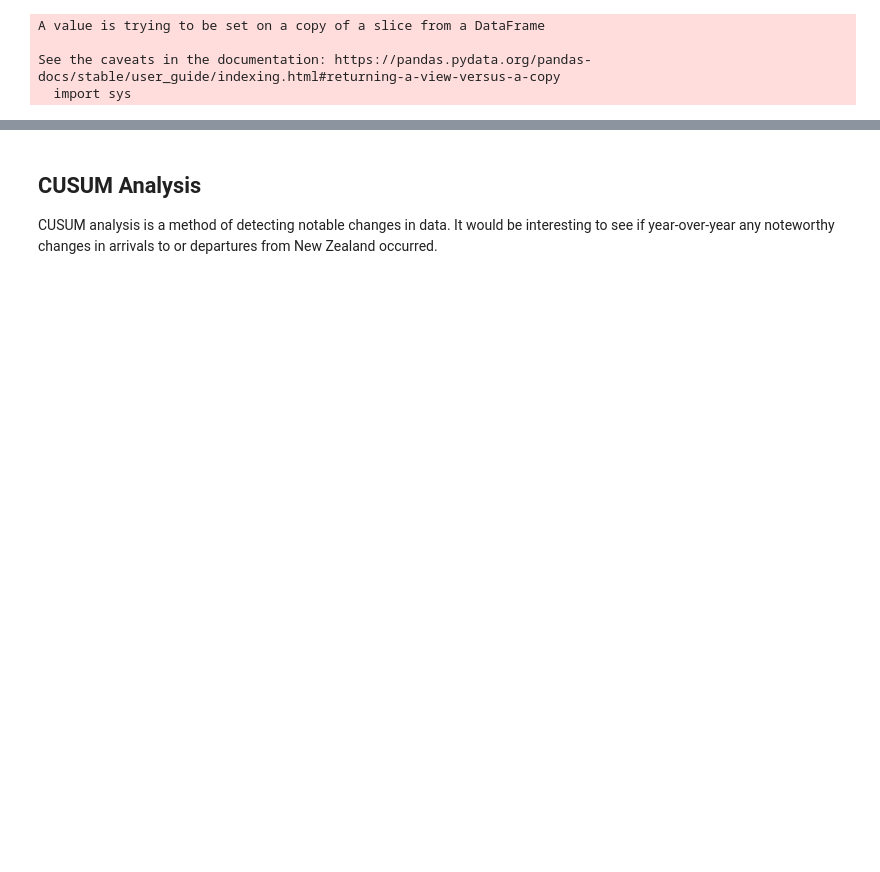
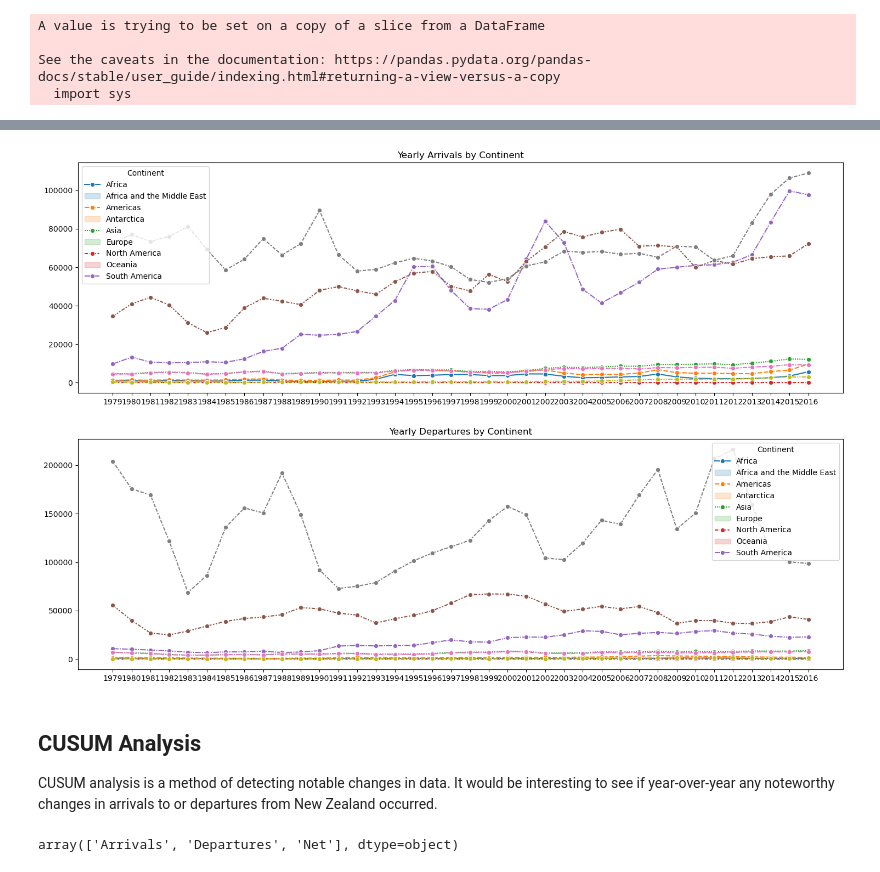
Before and after one commit to lammypi/Data-Science-Explorations, a Jupyter notebook: nz-migration-stats.ipynb, the cells around one changed output, grey strips where cells are left out. Cells and saved outputs as stored; diff of their text form; code cells hidden in the pictures; blank space fills up the shorter version.

```diff
--- a/nz-migration-stats.ipynb
+++ b/nz-migration-stats.ipynb
@@ -576,0 +600,20 @@ data['Continent'] = continents_by_year
+# %%
+# Continent counts by year
+arr_cont_yearly = {}
+dep_cont_yearly = {}
+
+# Iterate through continent names
+for c in continent_names:
+    # Set the continent as the key
+    arr_count_list = []
+    dep_count_list = []
+    # Bulid the yearly list
+    for y in years:
+        # Arrivals
+        arr_count_list.append(continentYearlySum("Arrivals", c, y))
+        # Departures
+        dep_count_list.append(continentYearlySum("Departures", c, y))
+    # Append to the dictionary
+    arr_cont_yearly[c] = arr_count_list
+    #
+    dep_cont_yearly[c] = dep_count_list
@@ -577,4 +632,59 @@ data['Continent'] = continents_by_year
+# %%
+### Arrivals vs. Departures vs. Net by Continent
+# Make subplots
+fig, (ax0, ax1) = plt.subplots(nrows=2, figsize = (18,12))
+
+# Plots
+sns.lineplot(data = [arr_cont_yearly['Africa'],
+                     arr_cont_yearly['Africa and the Middle East'],
+                     arr_cont_yearly['Americas'],
+                     arr_cont_yearly['Antarctica'],
+                     arr_cont_yearly['Asia'],
+                     arr_cont_yearly['Europe'],
+                     arr_cont_yearly['North America'],
+                     arr_cont_yearly['Oceania'],
+                     arr_cont_yearly['South America']],
+             marker = "o",
+             linestyle = 'dashed',
+             ax = ax0)
+# Set the line chart title
+ax0.set_title('Yearly Arrivals by Continent')
+# Tick marks
+ax0.set_xticks(range(len(years)))
+ax0.set_xticklabels([str(y) for y in years])
+# Fix the legend
+ax0.legend(title = "Continent", labels = arr_cont_yearly.keys())
+
+sns.lineplot(data = [dep_cont_yearly['Africa'],
+                     dep_cont_yearly['Africa and the Middle East'],
+                     dep_cont_yearly['Americas'],
+                     dep_cont_yearly['Antarctica'],
+                     dep_cont_yearly['Asia'],
+                     dep_cont_yearly['Europe'],
+                     dep_cont_yearly['North America'],
+                     dep_cont_yearly['Oceania'],
+                     dep_cont_yearly['South America']],
+             marker = "o",
+             linestyle = "dashed",
+             ax = ax1)
+# Set the title
+ax1.set_title('Yearly Departures by Continent')
+# X tick labeles
+ax1.set_xticks(range(len(years)))
+ax1.set_xticklabels(years)
+# Fix the legend
+ax1.legend(title = "Continent", labels = dep_cont_yearly.keys())
+
+
+# View
+fig.show()
+# %% [output]
+[figure, added]
 # %% [markdown]
 ## CUSUM Analysis
 
 CUSUM analysis is a method of detecting notable changes in data. It would be interesting to see if year-over-year any noteworthy changes in arrivals to or departures from New Zealand occurred.
+# %%
+data.Measure.unique()
+# %% [output]
+array(['Arrivals', 'Departures', 'Net'], dtype=object)
```
Also changed, not shown: parts of 9 cells of this notebook.
